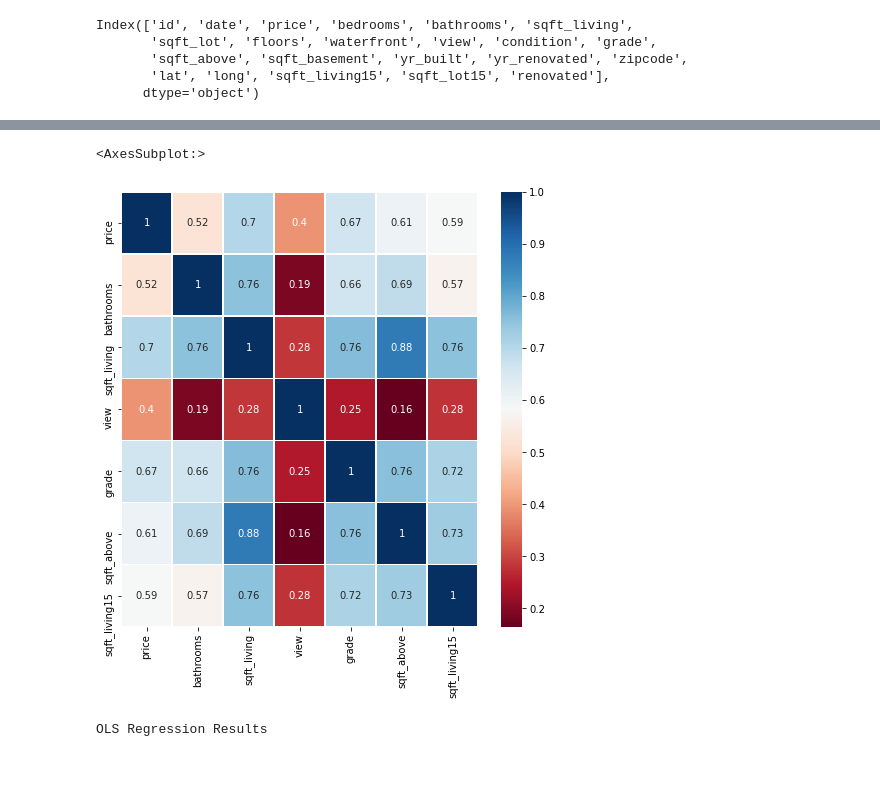
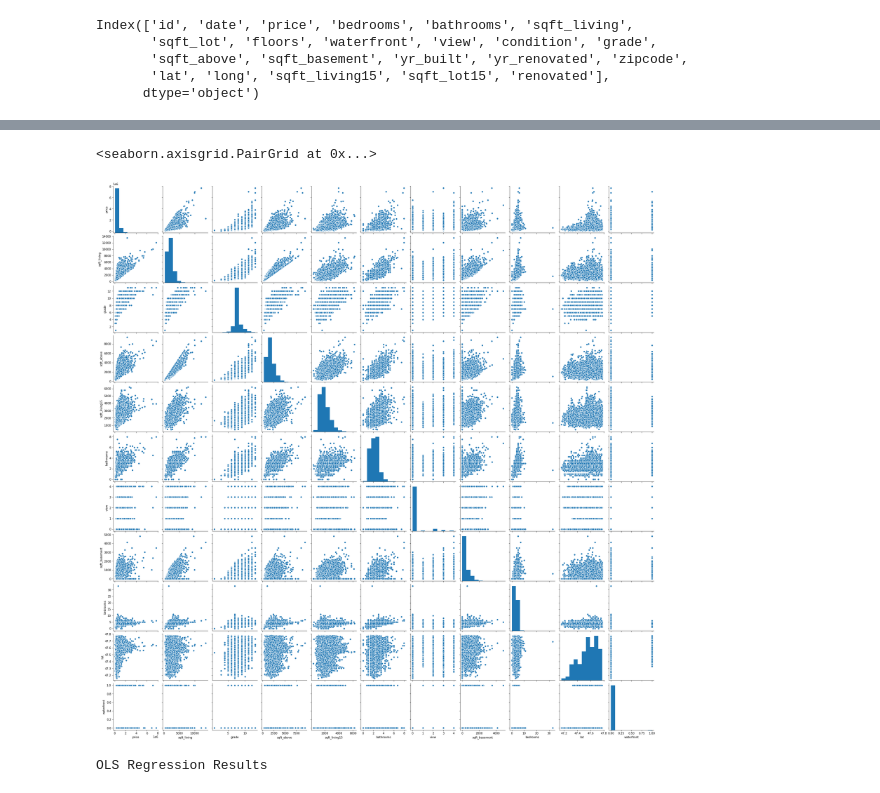
Before and after one commit to yunghanjeong/King_County_Housing_Price_Prediction, a Jupyter notebook: housing_price_prediction.ipynb, the cells around one changed output, grey strips where cells are left out. Cells and saved outputs as stored; diff of their text form; code cells hidden in the pictures.

```diff
--- a/housing_price_prediction.ipynb
+++ b/housing_price_prediction.ipynb
@@ -142,10 +132,8 @@ sns.heatmap(kc_df.corr(), annot=True, linewidths=.5, cmap="RdBu")
-# %%
-high_corr = ["price","bathrooms", "sqft_living","view","grade","sqft_above","sqft_living15"] #correlation greater than or equal to 0.4
-plt.subplots(figsize=(8,8))
-sns.heatmap(kc_df[high_corr].corr(), annot=True, linewidths=.5, cmap="RdBu")
-# %% [output]
-<AxesSubplot:>
-[figure, removed]
+# %%
+sns.pairplot(kc_df[top_features])
+# %% [output]
+<seaborn.axisgrid.PairGrid at 0x...>
+[figure, added]
 # %%
 check1 = smf.ols(formula="price~sqft_living+sqft_basement+sqft_lot+C(renovated)", data=kc_df).fit()
 check1.summary()
```
Also changed, not shown: parts of 18 cells of this notebook, 1 other file.
